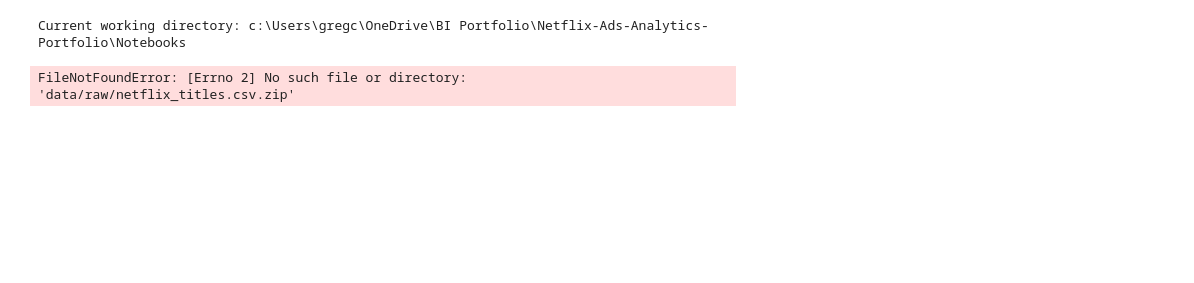
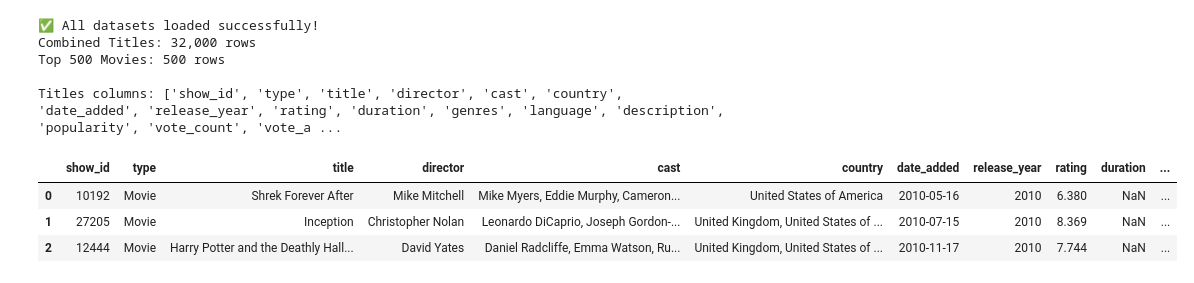
Before and after one commit to gregchedwick/Netflix-Ads-Analytics-Portfolio, a Jupyter notebook: Notebooks/01_data_exploration.ipynb, the cells around one changed output. Drawn from its saved outputs; the diff is of its cells as text; code cells hidden in the pictures; blank space fills up the shorter version.

Commit message:
Final: Complete Netflix Ads Analytics Portfolio

```diff
--- a/Notebooks/01_data_exploration.ipynb
+++ b/Notebooks/01_data_exploration.ipynb
@@ -16,19 +15,31 @@ Matplotlib is building the font cache; this may take a moment.
 # %%
-import os
+# Load all datasets - corrected filenames
+movies = pd.read_csv('../data/raw/netflix_movies_detailed_up_to_2025.csv')
 
-# Print current working directory for debugging
-print("Current working directory:", os.getcwd())
+# Try both possible TV filenames
+try:
+    tv = pd.read_csv('../data/raw/netflix_tv_detailed_up_to_2025.csv')
+except FileNotFoundError:
+    tv = pd.read_csv('../data/raw/netflix_tv_shows_detailed_up_to_2025.csv')
 
-# Load the datasets using more robust paths
-titles = pd.read_csv('data/raw/netflix_titles.csv.zip', compression='zip')
+# Combine
+titles = pd.concat([movies, tv], ignore_index=True)
 
-top_movies = pd.read_csv('data/raw/netflix_top500_global_movies_2025_2026.csv')
+# Load Top 500
+top_movies = pd.read_csv('../data/raw/netflix_top500_global_movies_2025_2026.csv')
 
-print("\n✅ Files loaded successfully!")
-print(f"Titles dataset shape: {titles.shape}")
-print(f"Top Movies dataset shape: {top_movies.shape}")
+print("✅ All datasets loaded successfully!")
+print(f"Combined Titles: {titles.shape[0]:,} rows")
+print(f"Top 500 Movies: {top_movies.shape[0]} rows")
 print("\nTitles columns:", titles.columns.tolist())
-print("Top Movies columns:", top_movies.columns.tolist())
+display(titles.head(3))
 # %% [output]
-Current working directory: c:\Users\gregc\OneDrive\BI Portfolio\Netflix-Ads-Analytics-Portfolio\Notebooks
+✅ All datasets loaded successfully!
+Combined Titles: 32,000 rows
+Top 500 Movies: 500 rows
+
+Titles columns: ['show_id', 'type', 'title', 'director', 'cast', 'country', 'date_added', 'release_year', 'rating', 'duration', 'genres', 'language', 'description', 'popularity', 'vote_count', 'vote_a ...
-FileNotFoundError: [Errno 2] No such file or directory: 'data/raw/netflix_titles.csv.zip'
+|  | show_id | type | title | director | cast | country | date_added | release_year | rating | duration | ... |
+| 0 | 10192 | Movie | Shrek Forever After | Mike Mitchell | Mike Myers, Eddie Murphy, Cameron... | United States of America | 2010-05-16 | 2010 | 6.380 | NaN | ... |
+| 1 | 27205 | Movie | Inception | Christopher Nolan | Leonardo DiCaprio, Joseph Gordon-... | United Kingdom, United States of ... | 2010-07-15 | 2010 | 8.369 | NaN | ... |
+| 2 | 12444 | Movie | Harry Potter and the Deathly Hall... | David Yates | Daniel Radcliffe, Emma Watson, Ru... | United Kingdom, United States of ... | 2010-11-17 | 2010 | 7.744 | NaN | ... |
```
Also changed, not shown: parts of 9 cells of this notebook, 5 other files.
